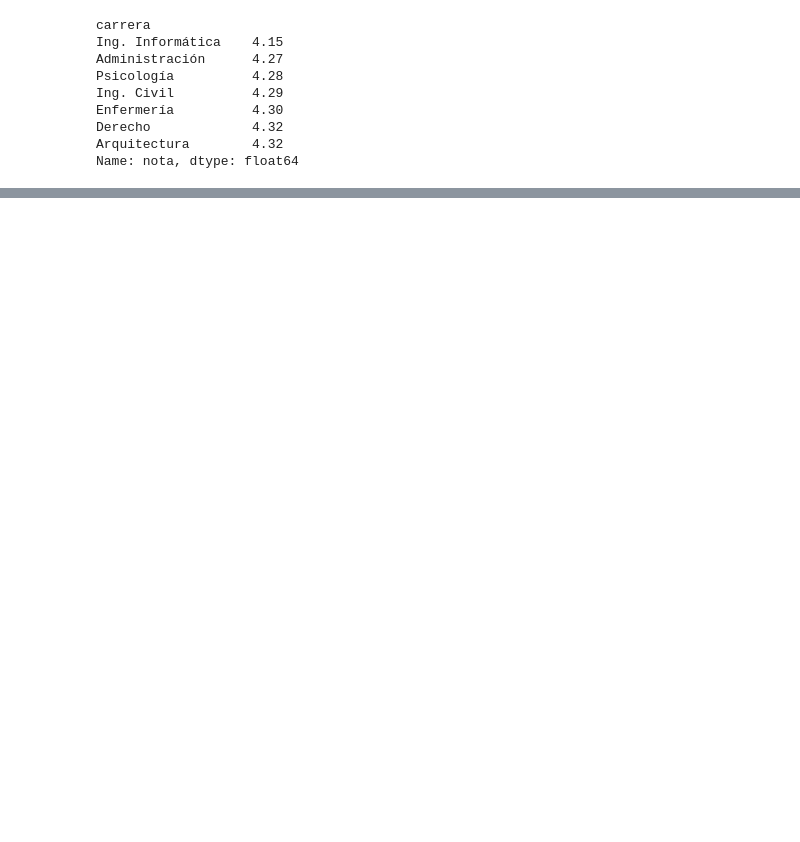
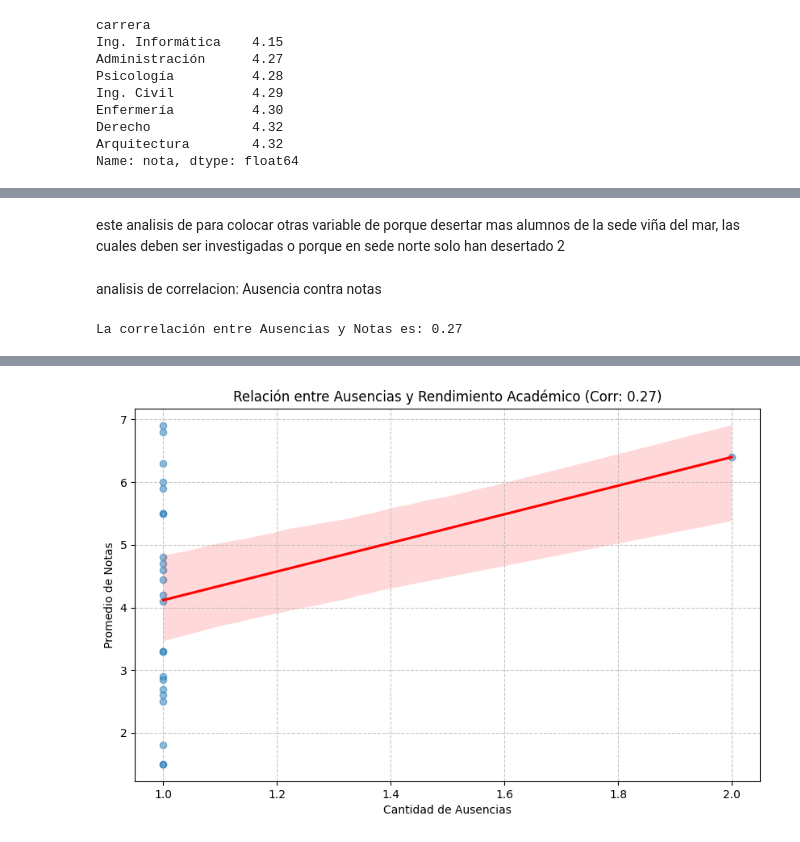
Before and after one commit to Unknumb/ev_parcial1ds_uribe, a Jupyter notebook: notebooks/dataset_evaluacion.ipynb, the cells around one changed output, grey strips where cells are left out. Drawn from its saved outputs; the diff is of its cells as text; code cells hidden in the pictures; blank space fills up the shorter version.

```diff
--- a/notebooks/dataset_evaluacion.ipynb
+++ b/notebooks/dataset_evaluacion.ipynb
@@ -204,0 +247,42 @@ Name: nota, dtype: float64
+# %% [markdown]
+este analisis de para colocar otras variable de porque desertar mas alumnos de la sede viña del mar, las cuales deben ser investigadas o porque en sede norte solo han desertado 2
+# %% [markdown]
+analisis de correlacion: Ausencia contra notas
+# %%
+# --- PREPARACIÓN DE ASISTENCIA ---
+# Limpiamos el estado de asistencia
+df_asistencia['estado_asistencia'] = df_asistencia['estado_asistencia'].str.strip().str.upper()
+
+# Contamos cuántas "AUSENTE" tiene cada inscripción
+# (Cada fila en asistencia es una clase)
+ausencias_por_inscripcion = df_asistencia[df_asistencia['estado_asistencia'] == 'AUSENTE'].groupby('id_inscripcion').size().reset_index(name='total_ausencias')
+
+# --- PREPARACIÓN DE NOTAS ---
+# Limpiamos notas (como hicimos antes) y filtramos outliers
+df_calificaciones['nota'] = pd.to_numeric(df_calificaciones['nota'], errors='coerce')
+df_calif_limpio = df_calificaciones[(df_calificaciones['nota'] >= 1.0) & (df_calificaciones['nota'] <= 7.0)]
+
+# Sacamos el promedio de notas por cada inscripción
+notas_por_inscripcion = df_calif_limpio.groupby('id_inscripcion')['nota'].mean().reset_index(name='promedio_notas')
+
+# --- EL CRUCE (JOIN) ---
+# Unimos ambos datos por el id_inscripcion
+df_correlacion = pd.merge(ausencias_por_inscripcion, notas_por_inscripcion, on='id_inscripcion')
+
+# --- CÁLCULO DE CORRELACIÓN ---
+corr_valor = df_correlacion['total_ausencias'].corr(df_correlacion['promedio_notas'])
+
+print(f"La correlación entre Ausencias y Notas es: {corr_valor:.2f}")
+
+# Visualización
+
+plt.figure(figsize=(10, 6))
+sns.regplot(data=df_correlacion, x='total_ausencias', y='promedio_notas',
+            scatter_kws={'alpha':0.5}, line_kws={'color':'red'})
+plt.title(f'Relación entre Ausencias y Rendimiento Académico (Corr: {corr_valor:.2f})')
+plt.xlabel('Cantidad de Ausencias')
+plt.ylabel('Promedio de Notas')
+plt.grid(True, linestyle='--', alpha=0.7)
+plt.show()
+# %% [output]
+La correlación entre Ausencias y Notas es: 0.27
@@ -204,0 +290 @@ Name: nota, dtype: float64
+[figure, added]
```
Also changed, not shown: parts of 9 cells of this notebook, 14 other files.
